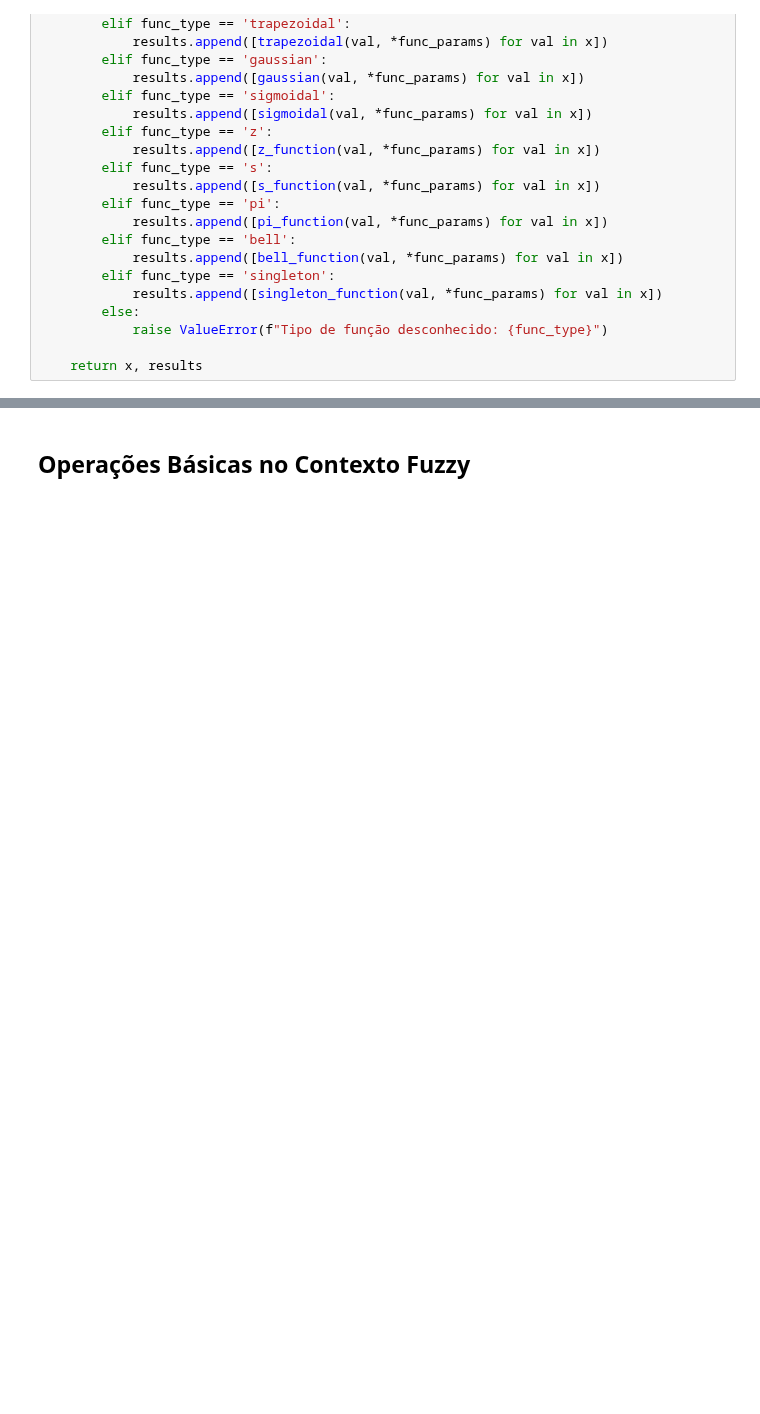
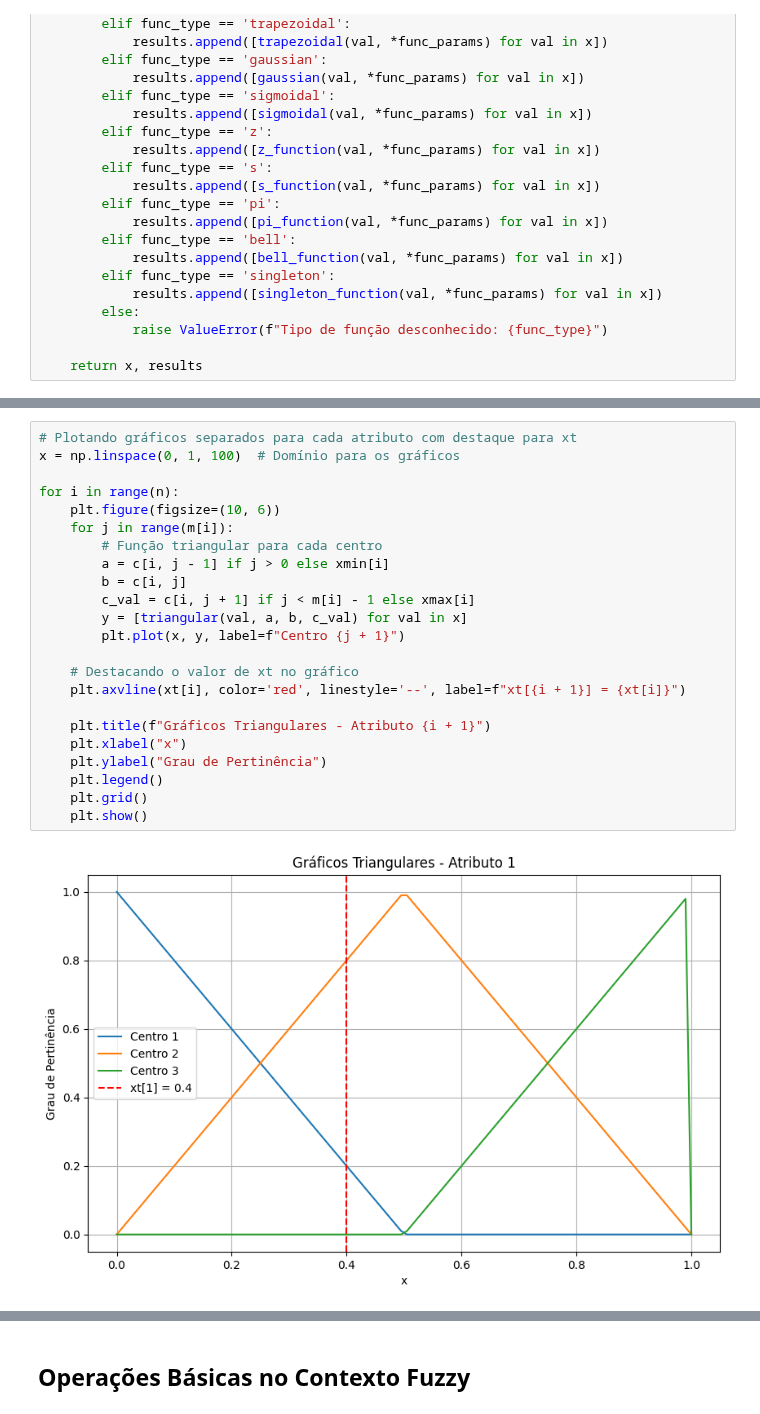
Before and after one commit to LeonardoVieiraGuimaraes/InteligenciaComputacional, a Jupyter notebook: pertinecia/pertinencia.ipynb, the cells around one changed output, grey strips where cells are left out. Drawn from its saved outputs; the diff is of its cells as text; blank space fills up the shorter version.

```diff
--- a/pertinecia/pertinencia.ipynb
+++ b/pertinecia/pertinencia.ipynb
@@ -466,0 +530,25 @@ IndexError: list index out of range
+# %%
+# Plotando gráficos separados para cada atributo com destaque para xt
+x = np.linspace(0, 1, 100)  # Domínio para os gráficos
+
+for i in range(n):
+    plt.figure(figsize=(10, 6))
+    for j in range(m[i]):
+        # Função triangular para cada centro
+        a = c[i, j - 1] if j > 0 else xmin[i]
+        b = c[i, j]
+        c_val = c[i, j + 1] if j < m[i] - 1 else xmax[i]
+        y = [triangular(val, a, b, c_val) for val in x]
+        plt.plot(x, y, label=f"Centro {j + 1}")
+
+    # Destacando o valor de xt no gráfico
+    plt.axvline(xt[i], color='red', linestyle='--', label=f"xt[{i + 1}] = {xt[i]}")
+
+    plt.title(f"Gráficos Triangulares - Atributo {i + 1}")
+    plt.xlabel("x")
+    plt.ylabel("Grau de Pertinência")
+    plt.legend()
+    plt.grid()
+    plt.show()
+# %% [output]
+[figure, added]
```
Also changed, not shown: parts of 7 cells of this notebook.
